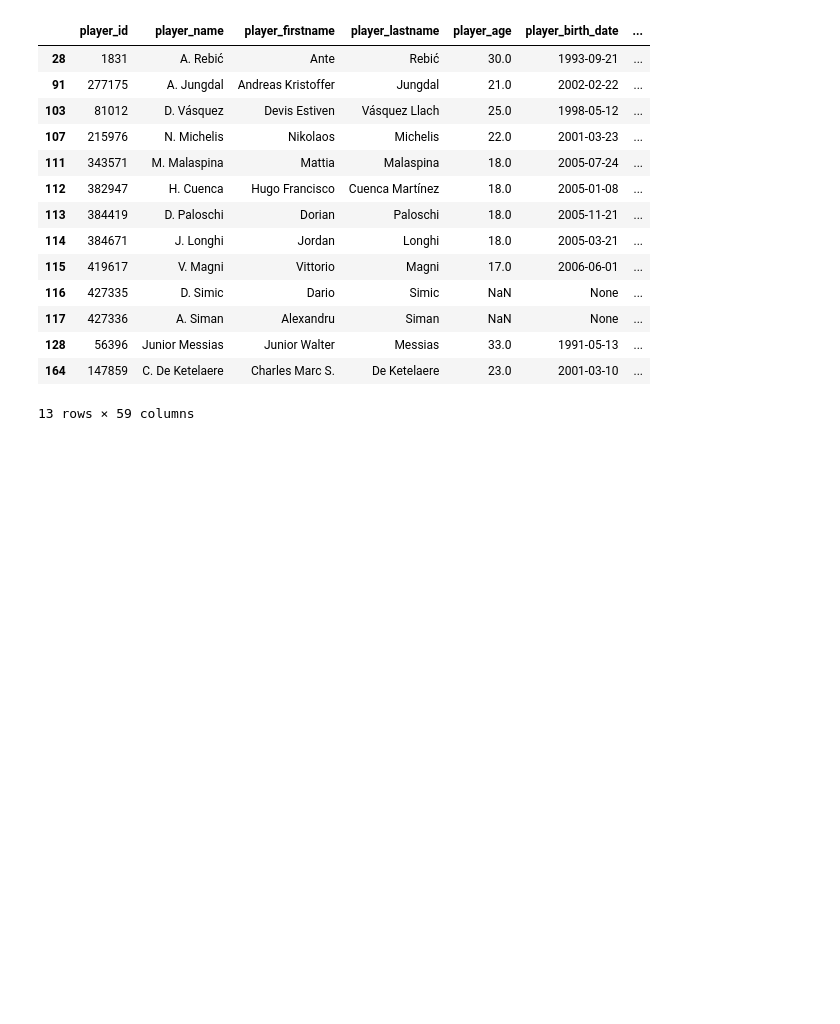
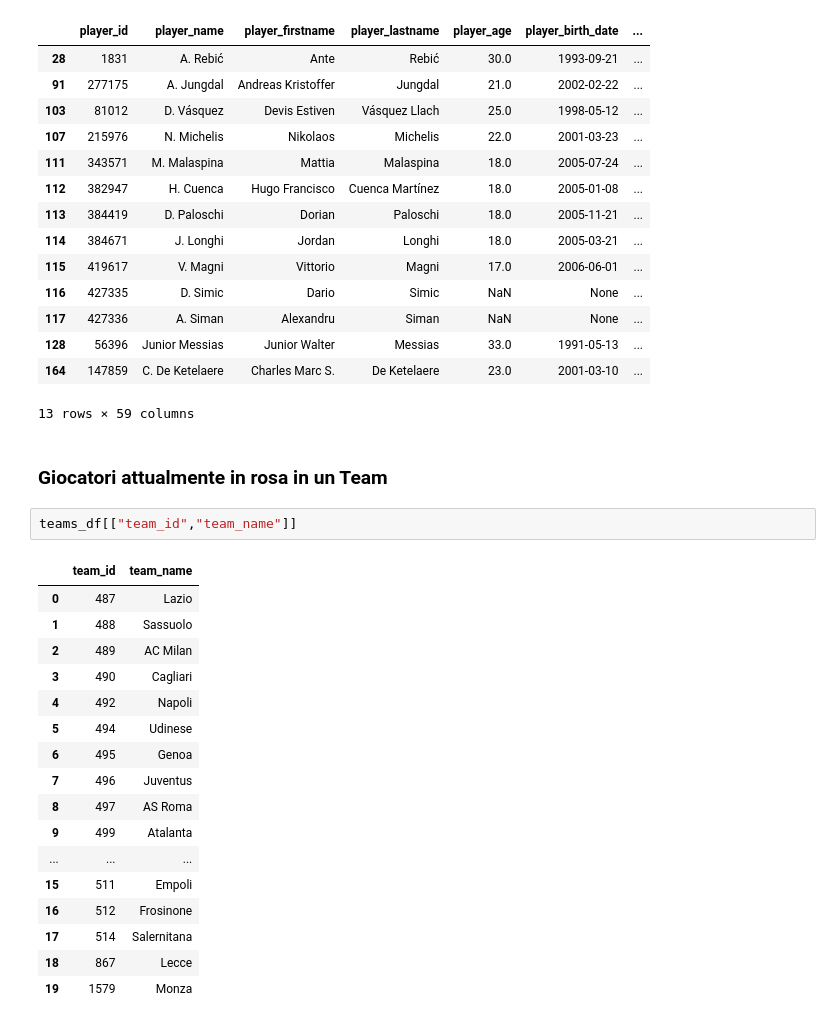
Before and after one commit to FrankMaverick/fantacalcio-scraper-test, a Jupyter notebook: api-football/Estrazione-squadre-giocatori.ipynb, the cells around one changed output. Cells and saved outputs as stored; diff of their text form; blank space fills up the shorter version.

```diff
--- a/api-football/Estrazione-squadre-giocatori.ipynb
+++ b/api-football/Estrazione-squadre-giocatori.ipynb
@@ -311,3 +311,25 @@ milan_players
 | 128 | 56396 | Junior Messias | Junior Walter | Messias | 33.0 | 1991-05-13 | ... |
 | 164 | 147859 | C. De Ketelaere | Charles Marc S. | De Ketelaere | 23.0 | 2001-03-10 | ... |
 13 rows × 59 columns
+# %% [markdown]
+### Giocatori attualmente in rosa in un Team
+# %%
+teams_df[["team_id","team_name"]]
+# %% [output]
+|  | team_id | team_name |
+| 0 | 487 | Lazio |
+| 1 | 488 | Sassuolo |
+| 2 | 489 | AC Milan |
+| 3 | 490 | Cagliari |
+| 4 | 492 | Napoli |
+| 5 | 494 | Udinese |
+| 6 | 495 | Genoa |
+| 7 | 496 | Juventus |
+| 8 | 497 | AS Roma |
+| 9 | 499 | Atalanta |
+| ... | ... | ... |
+| 15 | 511 | Empoli |
+| 16 | 512 | Frosinone |
+| 17 | 514 | Salernitana |
+| 18 | 867 | Lecce |
+| 19 | 1579 | Monza |
```
Also changed, not shown: parts of 1 cell of this notebook.
